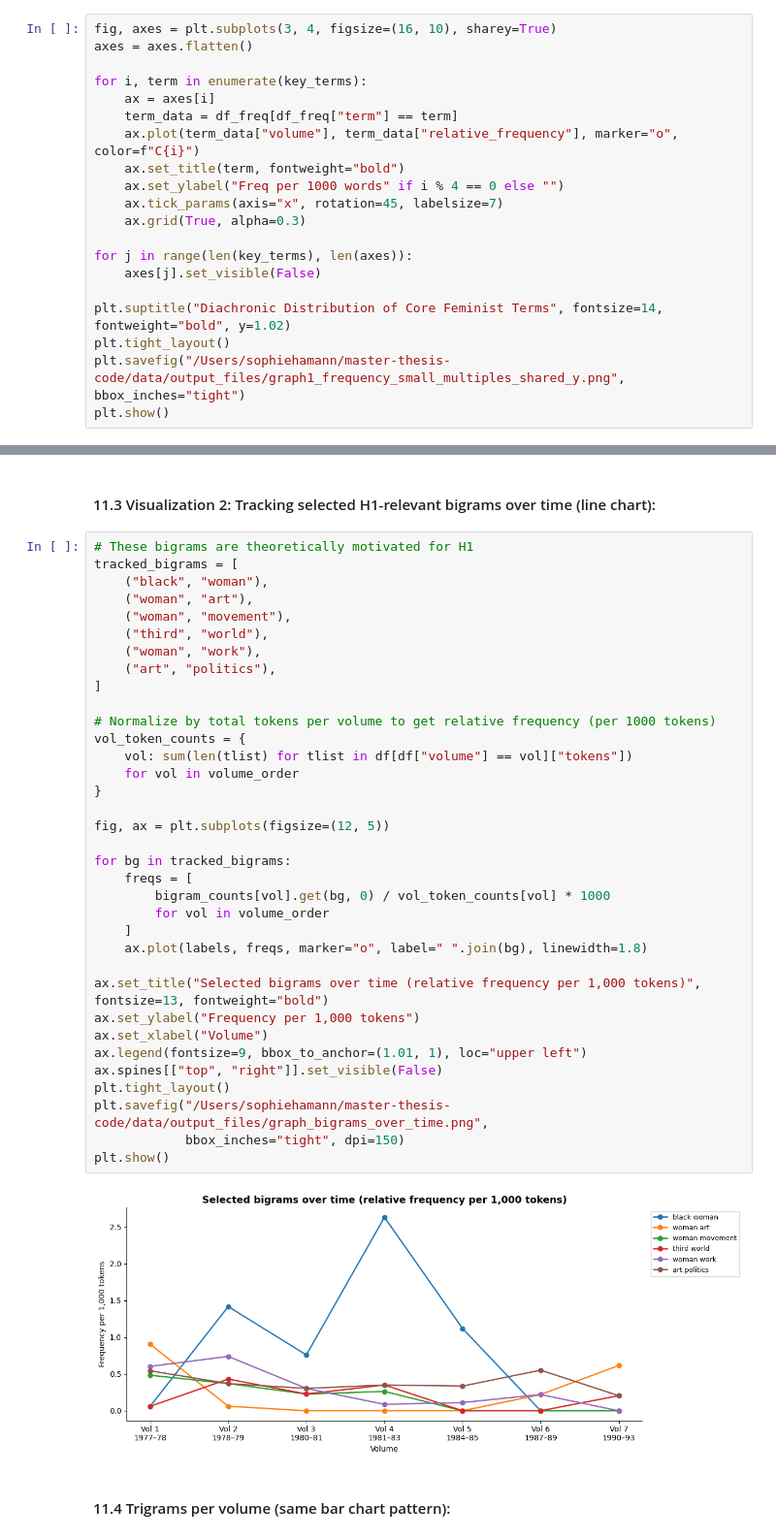
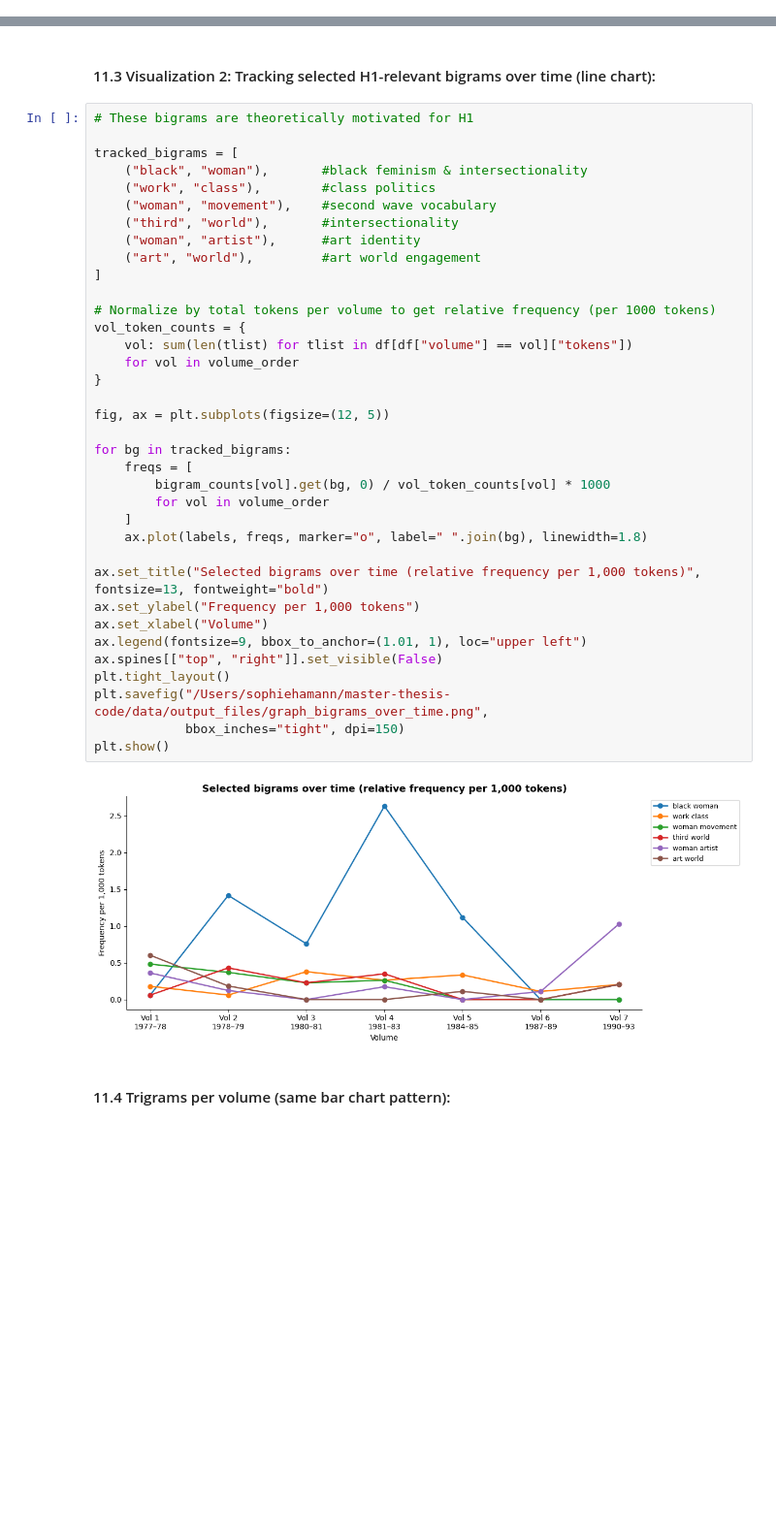
Before and after one commit to Soph-stara/master-thesis-code, a Jupyter notebook: notebooks/h1_analysis/12_analysis_h1.ipynb, the cells around one changed output, grey strips where cells are left out. Shown at 97% size. Saved outputs shown, nothing was run; the diff lists cells and outputs as text; blank space fills up the shorter version.

```diff
--- a/notebooks/h1_analysis/12_analysis_h1.ipynb
+++ b/notebooks/h1_analysis/12_analysis_h1.ipynb
@@ -300,20 +351,0 @@ plt.show()
-# %%
-fig, axes = plt.subplots(3, 4, figsize=(16, 10), sharey=True)
-axes = axes.flatten()
-
-for i, term in enumerate(key_terms):
-    ax = axes[i]
-    term_data = df_freq[df_freq["term"] == term]
-    ax.plot(term_data["volume"], term_data["relative_frequency"], marker="o", color=f"C{i}")
-    ax.set_title(term, fontweight="bold")
-    ax.set_ylabel("Freq per 1000 words" if i % 4 == 0 else "")
-    ax.tick_params(axis="x", rotation=45, labelsize=7)
-    ax.grid(True, alpha=0.3)
-
-for j in range(len(key_terms), len(axes)):
-    axes[j].set_visible(False)
-
-plt.suptitle("Diachronic Distribution of Core Feminist Terms", fontsize=14, fontweight="bold", y=1.02)
-plt.tight_layout()
-plt.savefig("/Users/sophiehamann/master-thesis-code/data/output_files/graph1_frequency_small_multiples_shared_y.png", bbox_inches="tight")
-plt.show()
@@ -527,41 +582,42 @@ plt.show()
 #### 11.3 Visualization 2: Tracking selected H1-relevant bigrams over time (line chart):
 # %%
 # These bigrams are theoretically motivated for H1
+
 tracked_bigrams = [
-    ("black", "woman"),
-    ("woman", "art"),
-    ("woman", "movement"),
-    ("third", "world"),
-    ("woman", "work"),
-    ("art", "politics"),
+    ("black", "woman"),       #black feminism & intersectionality
+    ("work", "class"),        #class politics
+    ("woman", "movement"),    #second wave vocabulary
+    ("third", "world"),       #intersectionality
+    ("woman", "artist"),      #art identity
+    ("art", "world"),         #art world engagement
 ]
 
 # Normalize by total tokens per volume to get relative frequency (per 1000 tokens)
 vol_token_counts = {
     vol: sum(len(tlist) for tlist in df[df["volume"] == vol]["tokens"])
     for vol in volume_order
 }
 
 fig, ax = plt.subplots(figsize=(12, 5))
 
 for bg in tracked_bigrams:
     freqs = [
         bigram_counts[vol].get(bg, 0) / vol_token_counts[vol] * 1000
         for vol in volume_order
     ]
     ax.plot(labels, freqs, marker="o", label=" ".join(bg), linewidth=1.8)
 
 ax.set_title("Selected bigrams over time (relative frequency per 1,000 tokens)", fontsize=13, fontweight="bold")
 ax.set_ylabel("Frequency per 1,000 tokens")
 ax.set_xlabel("Volume")
 ax.legend(fontsize=9, bbox_to_anchor=(1.01, 1), loc="upper left")
 ax.spines[["top", "right"]].set_visible(False)
 plt.tight_layout()
 plt.savefig("/Users/sophiehamann/master-thesis-code/data/output_files/graph_bigrams_over_time.png",
             bbox_inches="tight", dpi=150)
 plt.show()
 # %% [output]
-[figure, old version]
+[figure, new version]
 # %% [markdown]
 #### 11.4  Trigrams per volume (same bar chart pattern):
 # %%
```
Also changed, not shown: parts of 26 cells of this notebook, 1 other file.
